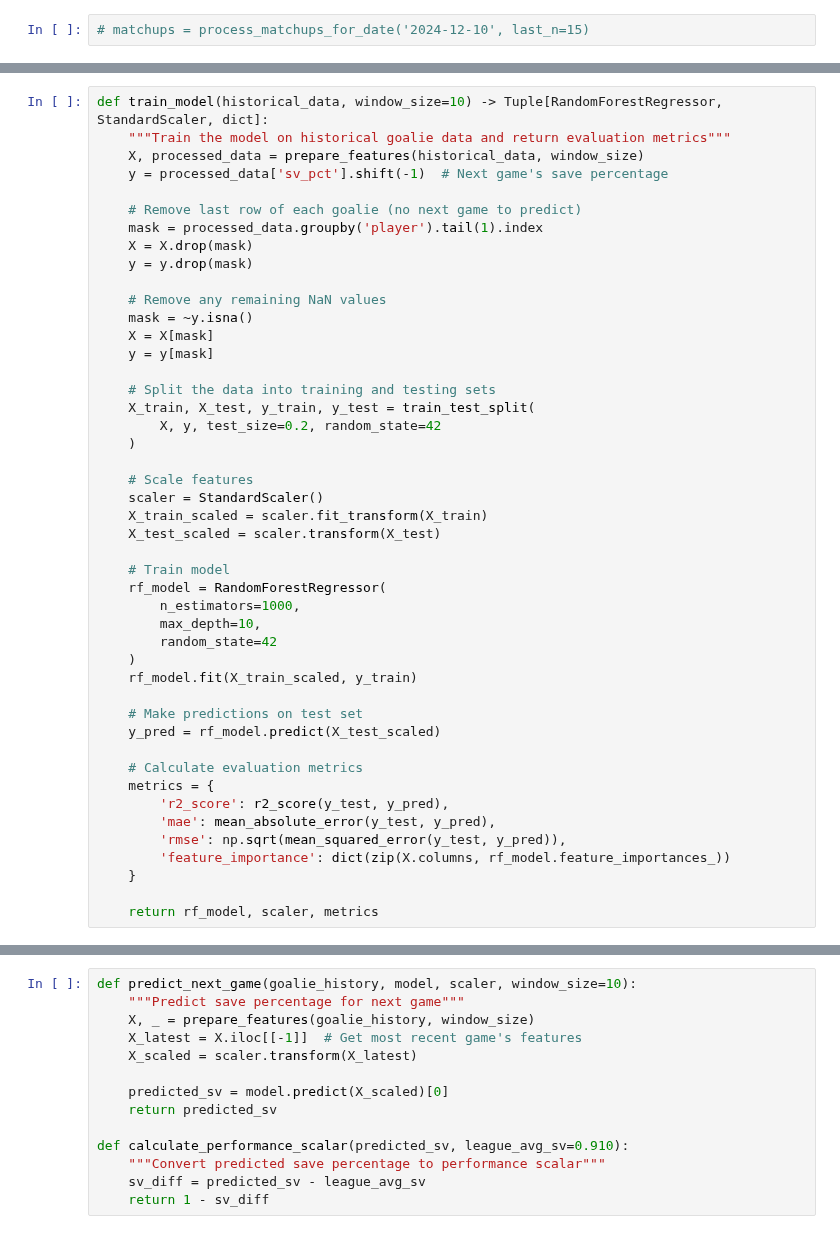
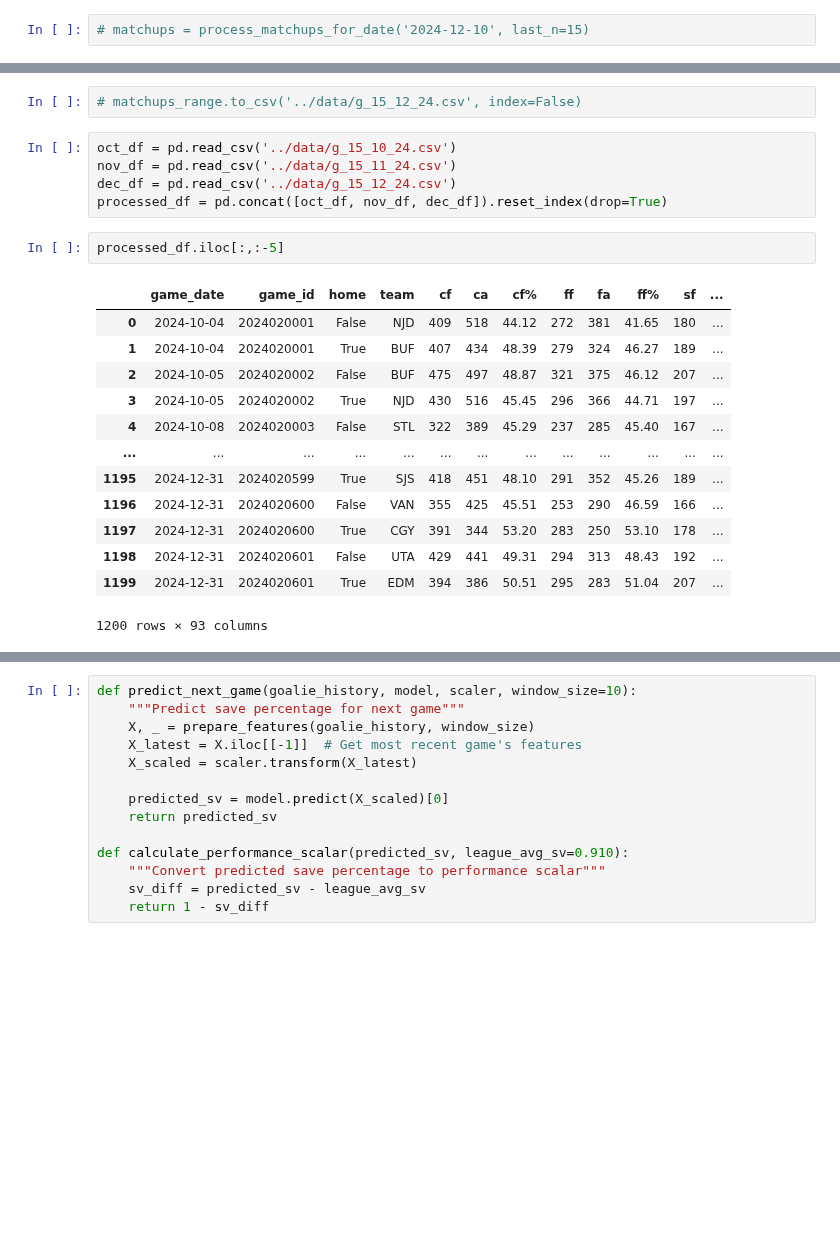
Before and after one commit to bwista/accurateshothelper, a Jupyter notebook: notebooks/goalie_eda.ipynb, the cells around one changed output, grey strips where cells are left out. Saved outputs shown, nothing was run; the diff lists cells and outputs as text; blank space fills up the shorter version.

```diff
--- a/notebooks/goalie_eda.ipynb
+++ b/notebooks/goalie_eda.ipynb
@@ -735,46 +688,23 @@ matchups_range
-# %%
-def train_model(historical_data, window_size=10) -> Tuple[RandomForestRegressor, StandardScaler, dict]:
-    """Train the model on historical goalie data and return evaluation metrics"""
-    X, processed_data = prepare_features(historical_data, window_size)
-    y = processed_data['sv_pct'].shift(-1)  # Next game's save percentage
-
-    # Remove last row of each goalie (no next game to predict)
-    mask = processed_data.groupby('player').tail(1).index
-    X = X.drop(mask)
-    y = y.drop(mask)
-
-    # Remove any remaining NaN values
-    mask = ~y.isna()
-    X = X[mask]
-    y = y[mask]
-
-    # Split the data into training and testing sets
-    X_train, X_test, y_train, y_test = train_test_split(
-        X, y, test_size=0.2, random_state=42
-    )
-
-    # Scale features
-    scaler = StandardScaler()
-    X_train_scaled = scaler.fit_transform(X_train)
-    X_test_scaled = scaler.transform(X_test)
-
-    # Train model
-    rf_model = RandomForestRegressor(
-        n_estimators=1000,
-        max_depth=10,
-        random_state=42
-    )
-    rf_model.fit(X_train_scaled, y_train)
-
-    # Make predictions on test set
-    y_pred = rf_model.predict(X_test_scaled)
-
-    # Calculate evaluation metrics
-    metrics = {
-        'r2_score': r2_score(y_test, y_pred),
-        'mae': mean_absolute_error(y_test, y_pred),
-        'rmse': np.sqrt(mean_squared_error(y_test, y_pred)),
-        'feature_importance': dict(zip(X.columns, rf_model.feature_importances_))
-    }
-
-    return rf_model, scaler, metrics
+# %%
+# matchups_range.to_csv('../data/g_15_12_24.csv', index=False)
+# %%
+oct_df = pd.read_csv('../data/g_15_10_24.csv')
+nov_df = pd.read_csv('../data/g_15_11_24.csv')
+dec_df = pd.read_csv('../data/g_15_12_24.csv')
+processed_df = pd.concat([oct_df, nov_df, dec_df]).reset_index(drop=True)
+# %%
+processed_df.iloc[:,:-5]
+# %% [output]
+|  | game_date | game_id | home | team | cf | ca | cf% | ff | fa | ff% | sf | ... |
+| 0 | 2024-10-04 | 2024020001 | False | NJD | 409 | 518 | 44.12 | 272 | 381 | 41.65 | 180 | ... |
+| 1 | 2024-10-04 | 2024020001 | True | BUF | 407 | 434 | 48.39 | 279 | 324 | 46.27 | 189 | ... |
+| 2 | 2024-10-05 | 2024020002 | False | BUF | 475 | 497 | 48.87 | 321 | 375 | 46.12 | 207 | ... |
+| 3 | 2024-10-05 | 2024020002 | True | NJD | 430 | 516 | 45.45 | 296 | 366 | 44.71 | 197 | ... |
+| 4 | 2024-10-08 | 2024020003 | False | STL | 322 | 389 | 45.29 | 237 | 285 | 45.40 | 167 | ... |
+| ... | ... | ... | ... | ... | ... | ... | ... | ... | ... | ... | ... | ... |
+| 1195 | 2024-12-31 | 2024020599 | True | SJS | 418 | 451 | 48.10 | 291 | 352 | 45.26 | 189 | ... |
+| 1196 | 2024-12-31 | 2024020600 | False | VAN | 355 | 425 | 45.51 | 253 | 290 | 46.59 | 166 | ... |
+| 1197 | 2024-12-31 | 2024020600 | True | CGY | 391 | 344 | 53.20 | 283 | 250 | 53.10 | 178 | ... |
+| 1198 | 2024-12-31 | 2024020601 | False | UTA | 429 | 441 | 49.31 | 294 | 313 | 48.43 | 192 | ... |
+| 1199 | 2024-12-31 | 2024020601 | True | EDM | 394 | 386 | 50.51 | 295 | 283 | 51.04 | 207 | ... |
+1200 rows × 93 columns
```
Also changed, not shown: parts of 7 cells of this notebook.
